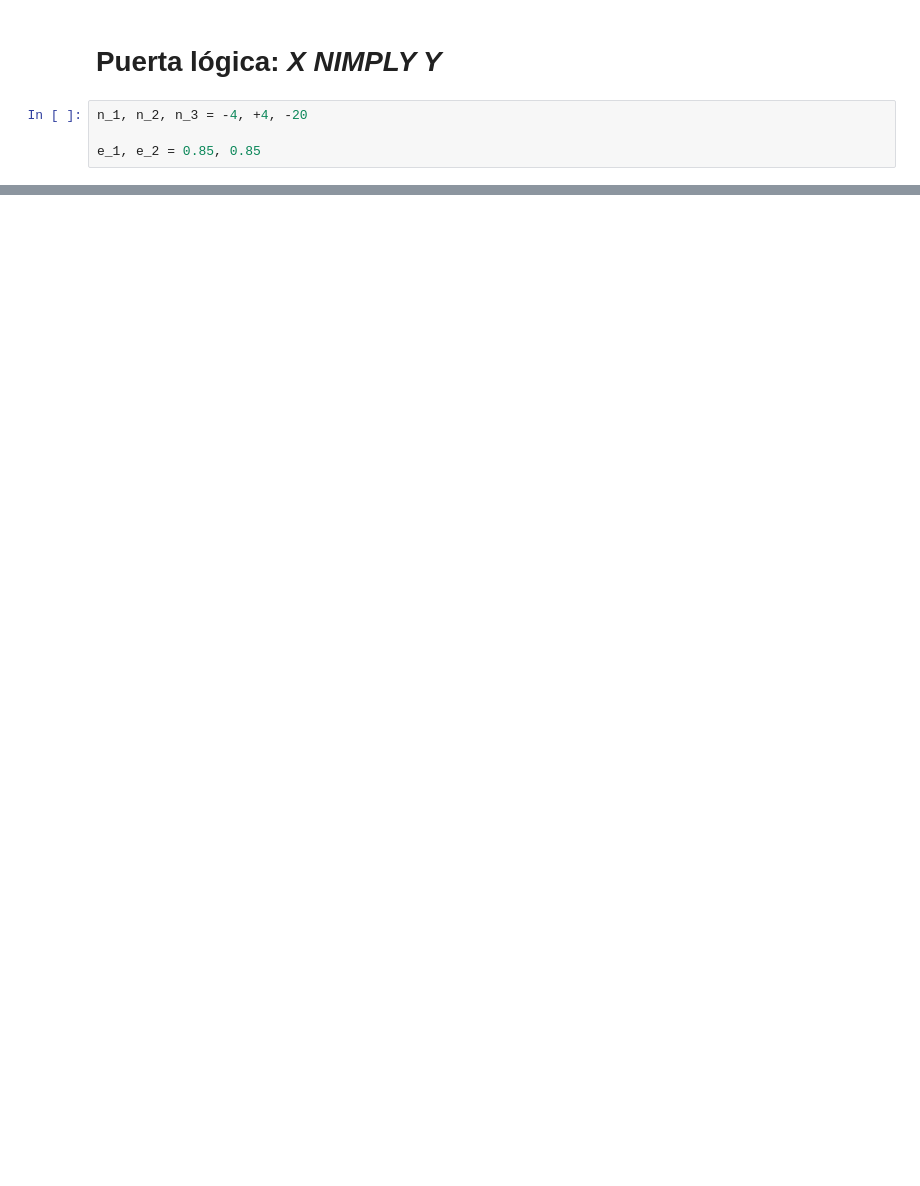
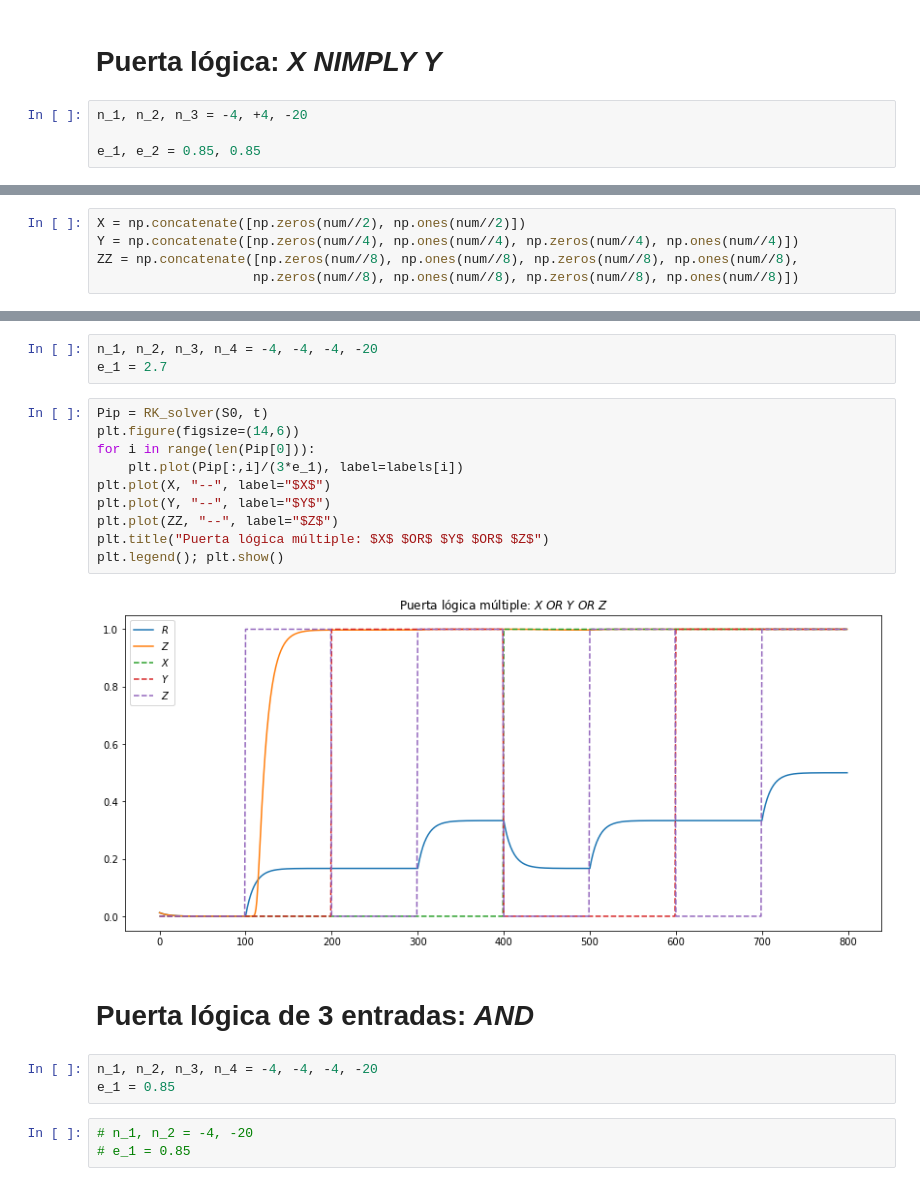
Before and after one commit to joshbrx/biomath_model, a Jupyter notebook: Tablas_de_verdad.ipynb, the cells around one changed output, grey strips where cells are left out. Drawn from its saved outputs; the diff is of its cells as text; blank space fills up the shorter version.

Commit message:
Se agregaron operadores lógicos múltiples para el notebook stellate_cells.

```diff
--- a/Tablas_de_verdad.ipynb
+++ b/Tablas_de_verdad.ipynb
@@ -119,0 +123,5 @@ plt.legend(); plt.show()
+# %%
+X = np.concatenate([np.zeros(num//2), np.ones(num//2)])
+Y = np.concatenate([np.zeros(num//4), np.ones(num//4), np.zeros(num//4), np.ones(num//4)])
+ZZ = np.concatenate([np.zeros(num//8), np.ones(num//8), np.zeros(num//8), np.ones(num//8),
+                    np.zeros(num//8), np.ones(num//8), np.zeros(num//8), np.ones(num//8)])
@@ -119,0 +136,23 @@ plt.legend(); plt.show()
+# %%
+n_1, n_2, n_3, n_4 = -4, -4, -4, -20
+e_1 = 2.7
+# %%
+Pip = RK_solver(S0, t)
+plt.figure(figsize=(14,6))
+for i in range(len(Pip[0])):
+    plt.plot(Pip[:,i]/(3*e_1), label=labels[i])
+plt.plot(X, "--", label="$X$")
+plt.plot(Y, "--", label="$Y$")
+plt.plot(ZZ, "--", label="$Z$")
+plt.title("Puerta lógica múltiple: $X$ $OR$ $Y$ $OR$ $Z$")
+plt.legend(); plt.show()
+# %% [output]
+[figure, added]
+# %% [markdown]
+# Puerta lógica de 3 entradas: ___AND___
+# %%
+n_1, n_2, n_3, n_4 = -4, -4, -4, -20
+e_1 = 0.85
+# %%
+# n_1, n_2 = -4, -20
+# e_1 = 0.85
```
Also changed, not shown: parts of 12 cells of this notebook.
